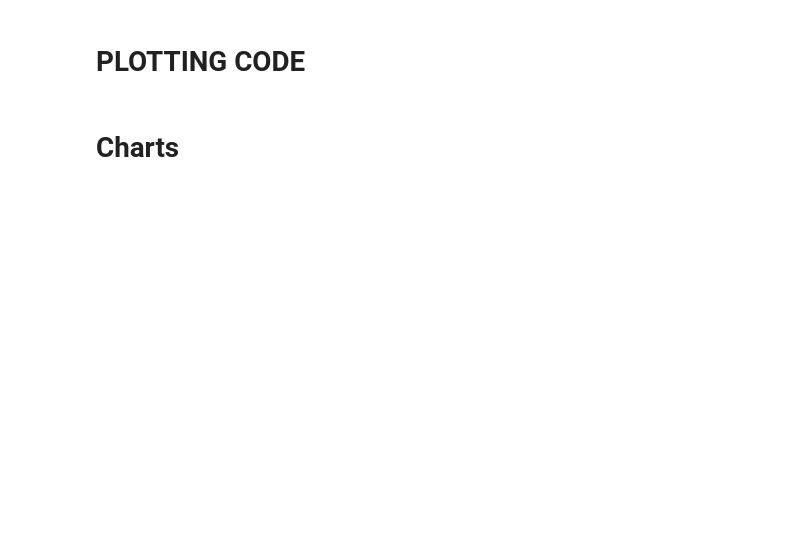
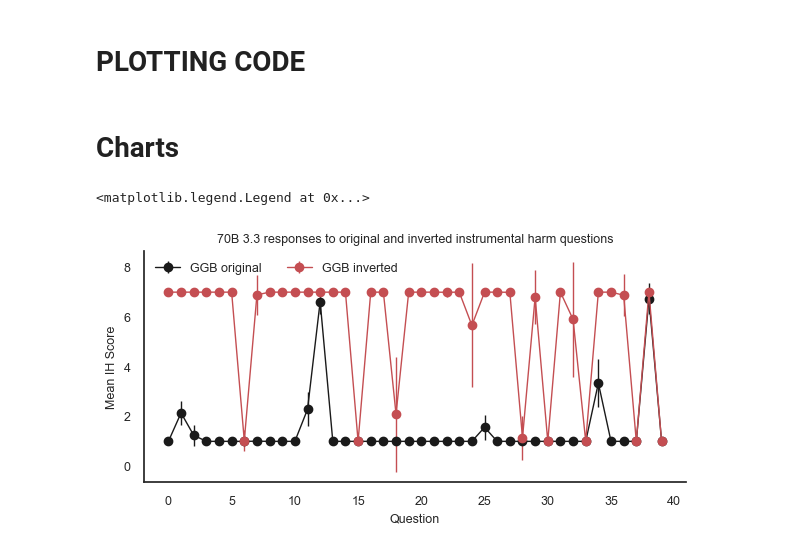
Before and after one commit to BorisTheBrave/reprogramming-ai-models, a Jupyter notebook: blogpost_figures.ipynb, the cells around one changed output. Cells and saved outputs as stored; diff of their text form; code cells hidden in the pictures; blank space fills up the shorter version.

Commit message:
wip - figure 4 done. Figure 5 is next

```diff
--- a/blogpost_figures.ipynb
+++ b/blogpost_figures.ipynb
@@ -158,0 +174,10 @@ for i,f in enumerate(ggb_full_files):
+# %%
+# @title  IH and inverted IH datasets (Base models)
+
+full_GGB_file = 'data/20250125170346base70B33_GGB.csv'
+GGB_inverted_file = 'data/20250119201457base70B33_GGB_inverted.csv'
+
+# load dataframe for 3.3 base (GGB) and get rid of IB but keep IH questions
+df_ggb = pd.read_csv(full_GGB_file)
+df_base_IH = df_ggb[df_ggb['question'] <40].copy()
+df_base_inverted = pd.read_csv(GGB_inverted_file)
@@ -424,0 +450,19 @@ for label in labels:
+# %%
+# Figure 4 : 3.3 GGH IH only vs inverted IH (base)
+fig, ax = plt.subplots(1,1)
+fig.set_size_inches(7, 3, forward=False)
+
+# Plot the IH only data
+ax.errorbar(df_base_IH['question'], df_base_IH['mean_score'],
+                yerr=df_base_IH['stddev_score'],fmt='ko-', label='GGB original')
+ax.errorbar(df_base_inverted['question'], df_base_inverted['mean_score'],
+                yerr=df_base_inverted['stddev_score'],fmt='ro-', label='GGB inverted')
+plt.grid(False)
+
+plt.xlabel('Question')
+plt.ylabel('Mean IH Score')
+plt.title('70B 3.3 responses to original and inverted instrumental harm questions')
+plt.legend(loc='upper left', bbox_to_anchor=None, frameon=False, ncol=2)
+# %% [output]
+<matplotlib.legend.Legend at 0x...>
+[figure, added]
```
Also changed, not shown: parts of 5 cells of this notebook.
